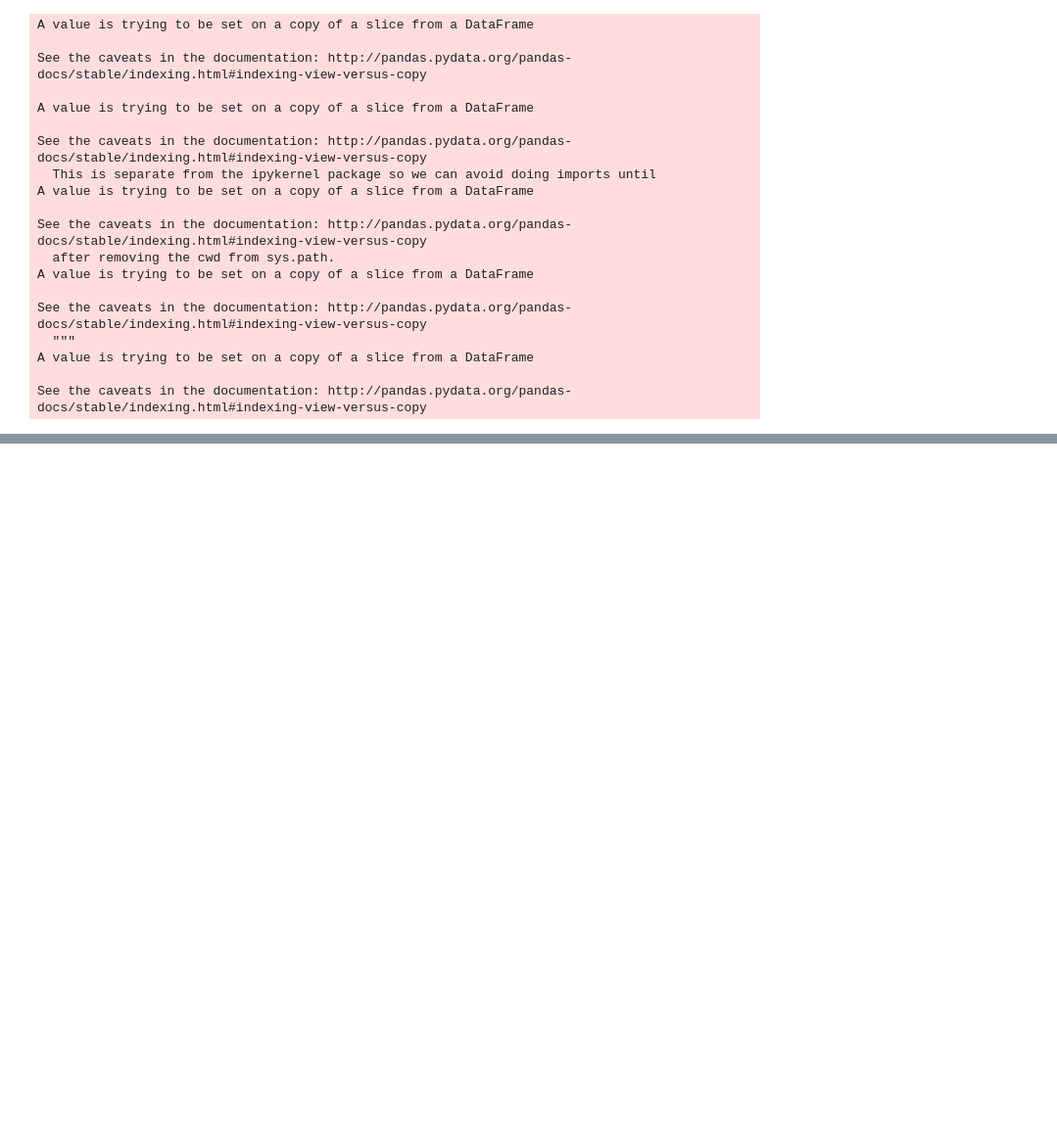
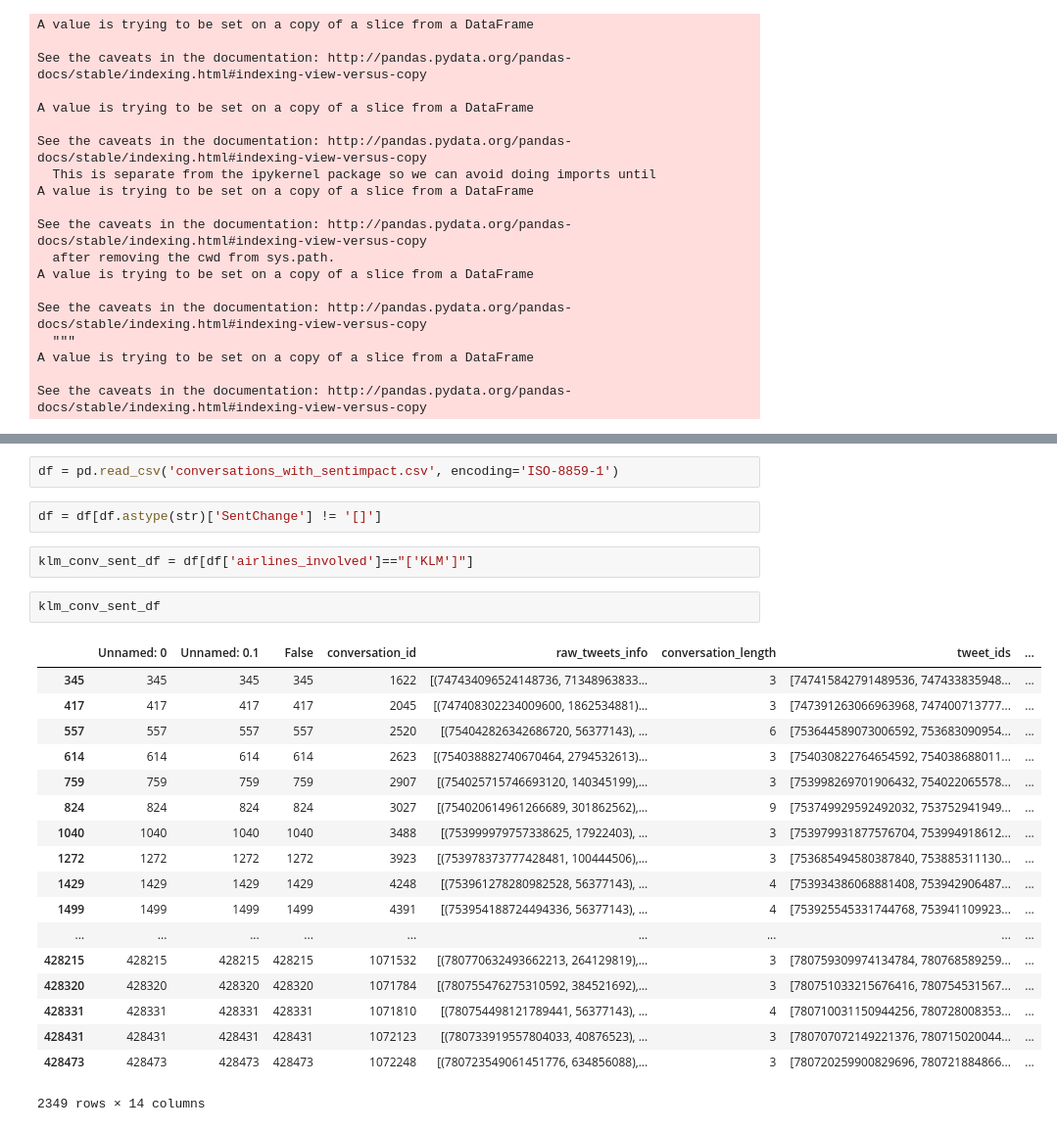
Before and after one commit to dharmsen/DBLDataChallenge, a Jupyter notebook: vis/language viz.ipynb, the cells around one changed output, grey strips where cells are left out. Shown: that part at 98% size. Cells and saved outputs as stored; diff of their text form; blank space fills up the shorter version.

```diff
--- a/vis/language viz.ipynb
+++ b/vis/language viz.ipynb
@@ -141,0 +295,27 @@ plt.savefig('outgoingtweets', dpi=300)
+# %%
+df = pd.read_csv('conversations_with_sentimpact.csv', encoding='ISO-8859-1')
+# %%
+df = df[df.astype(str)['SentChange'] != '[]']
+# %%
+klm_conv_sent_df = df[df['airlines_involved']=="['KLM']"]
+# %%
+klm_conv_sent_df
+# %% [output]
+|  | Unnamed: 0 | Unnamed: 0.1 | False | conversation_id | raw_tweets_info | conversation_length | tweet_ids | ... |
+| 345 | 345 | 345 | 345 | 1622 | [(747434096524148736, 71348963833... | 3 | [747415842791489536, 747433835948... | ... |
+| 417 | 417 | 417 | 417 | 2045 | [(747408302234009600, 1862534881)... | 3 | [747391263066963968, 747400713777... | ... |
+| 557 | 557 | 557 | 557 | 2520 | [(754042826342686720, 56377143), ... | 6 | [753644589073006592, 753683090954... | ... |
+| 614 | 614 | 614 | 614 | 2623 | [(754038882740670464, 2794532613)... | 3 | [754030822764654592, 754038688011... | ... |
+| 759 | 759 | 759 | 759 | 2907 | [(754025715746693120, 140345199),... | 3 | [753998269701906432, 754022065578... | ... |
+| 824 | 824 | 824 | 824 | 3027 | [(754020614961266689, 301862562),... | 9 | [753749929592492032, 753752941949... | ... |
+| 1040 | 1040 | 1040 | 1040 | 3488 | [(753999979757338625, 17922403), ... | 3 | [753979931877576704, 753994918612... | ... |
+| 1272 | 1272 | 1272 | 1272 | 3923 | [(753978373777428481, 100444506),... | 3 | [753685494580387840, 753885311130... | ... |
+| 1429 | 1429 | 1429 | 1429 | 4248 | [(753961278280982528, 56377143), ... | 4 | [753934386068881408, 753942906487... | ... |
+| 1499 | 1499 | 1499 | 1499 | 4391 | [(753954188724494336, 56377143), ... | 4 | [753925545331744768, 753941109923... | ... |
+| ... | ... | ... | ... | ... | ... | ... | ... | ... |
+| 428215 | 428215 | 428215 | 428215 | 1071532 | [(780770632493662213, 264129819),... | 3 | [780759309974134784, 780768589259... | ... |
+| 428320 | 428320 | 428320 | 428320 | 1071784 | [(780755476275310592, 384521692),... | 3 | [780751033215676416, 780754531567... | ... |
+| 428331 | 428331 | 428331 | 428331 | 1071810 | [(780754498121789441, 56377143), ... | 4 | [780710031150944256, 780728008353... | ... |
+| 428431 | 428431 | 428431 | 428431 | 1072123 | [(780733919557804033, 40876523), ... | 3 | [780707072149221376, 780715020044... | ... |
+| 428473 | 428473 | 428473 | 428473 | 1072248 | [(780723549061451776, 634856088),... | 3 | [780720259900829696, 780721884866... | ... |
+2349 rows × 14 columns
```
Also changed, not shown: parts of 29 cells of this notebook, 2 other files.
